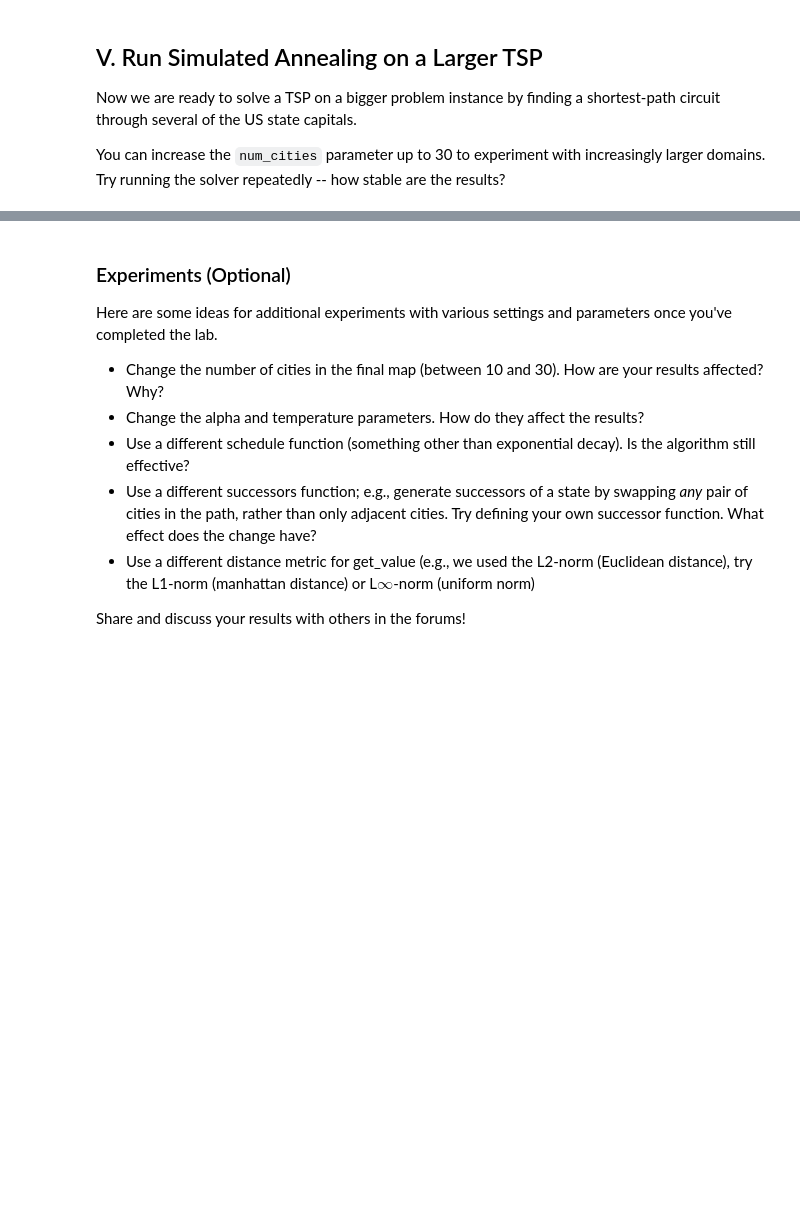
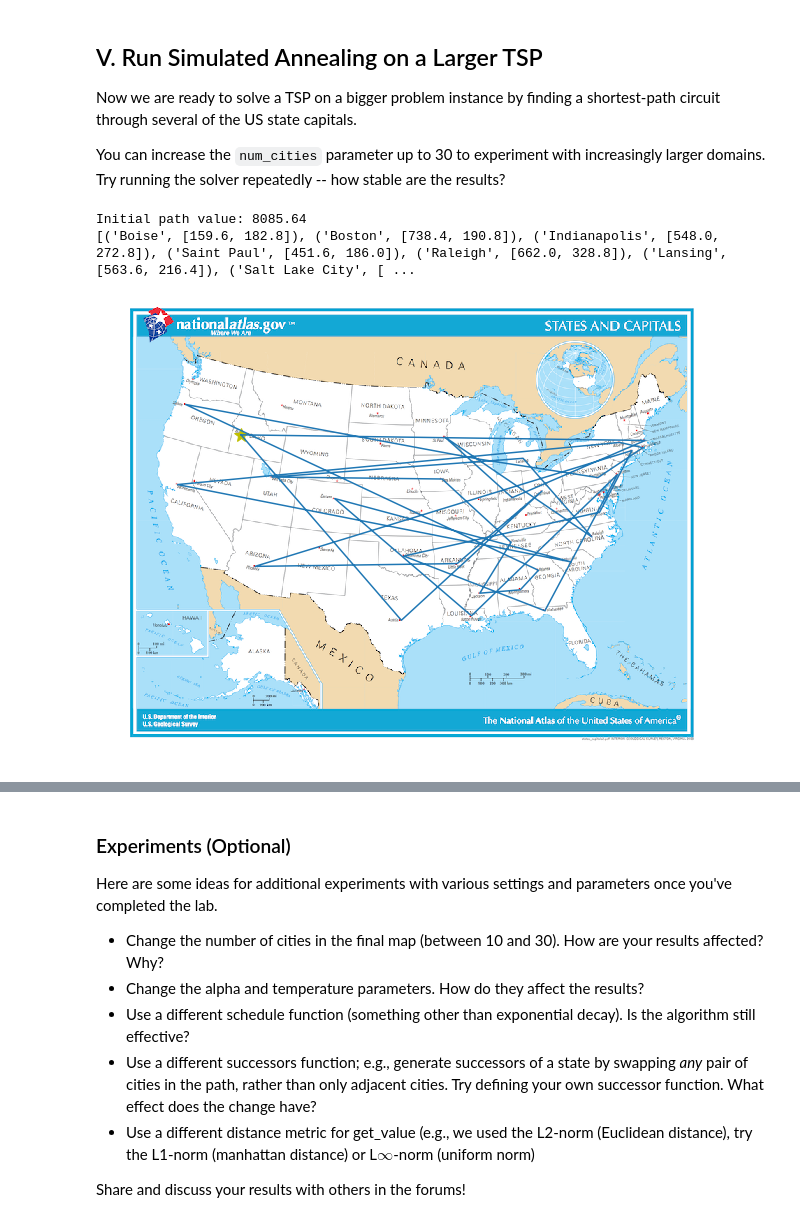
Before and after one commit to karthikbmk/AIND, a Jupyter notebook: Simulated Annealing for TSP/TSP.ipynb, the cells around one changed output, grey strips where cells are left out. Drawn from its saved outputs; the diff is of its cells as text; code cells hidden in the pictures; blank space fills up the shorter version.

```diff
--- a/Simulated Annealing for TSP/TSP.ipynb
+++ b/Simulated Annealing for TSP/TSP.ipynb
@@ -289,12 +315,16 @@ Now we are ready to solve a TSP on a bigger problem instance by finding a shorte
 You can increase the `num_cities` parameter up to 30 to experiment with increasingly larger domains.  Try running the solver repeatedly -- how stable are the results?
 # %%
 # Create the problem instance and plot the initial state
-num_cities = 10
+num_cities = 30
 capitals_tsp = TravelingSalesmanProblem(capitals_list[:num_cities])
 starting_city = capitals_list[0]
 print("Initial path value: {:.2f}".format(-capitals_tsp.get_value()))
 print(capitals_list[:num_cities])  # The start/end point is indicated with a yellow star
 show_path(capitals_tsp.coords, starting_city)
+# %% [output]
+Initial path value: 8085.64
+[('Boise', [159.6, 182.8]), ('Boston', [738.4, 190.8]), ('Indianapolis', [548.0, 272.8]), ('Saint Paul', [451.6, 186.0]), ('Raleigh', [662.0, 328.8]), ('Lansing', [563.6, 216.4]), ('Salt Lake City', [ ...
+[figure, added]
 # %%
 # set the decay rate and initial temperature parameters, then run simulated annealing to solve the TSP
 alpha = 0.95
```
Also changed, not shown: parts of 4 cells of this notebook.
